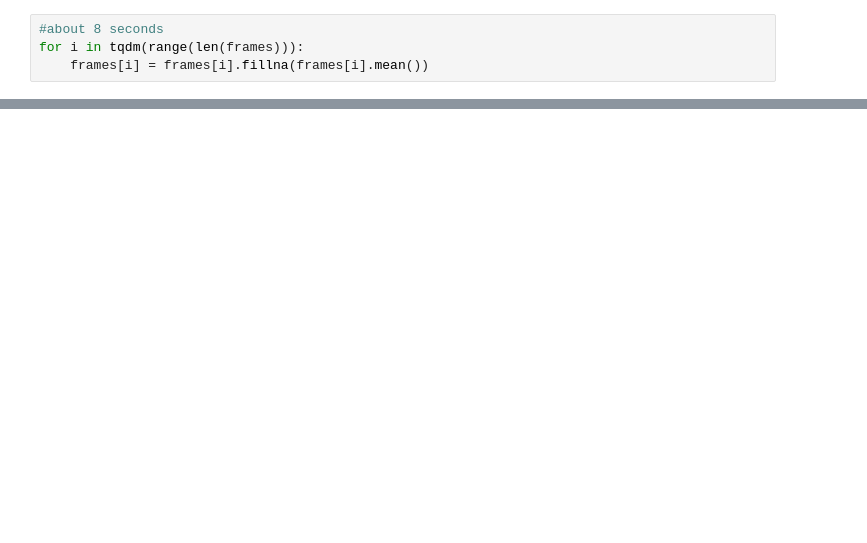
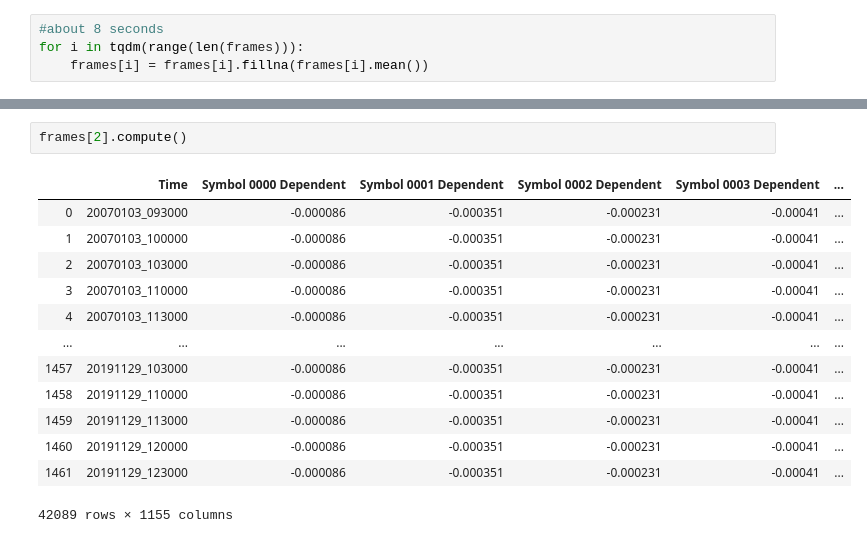
Before and after one commit to alecjanowski/quant, a Jupyter notebook: BasicLoadAvgFill.ipynb, the cells around one changed output, grey strips where cells are left out. Drawn from its saved outputs; the diff is of its cells as text; blank space fills up the shorter version.

```diff
--- a/BasicLoadAvgFill.ipynb
+++ b/BasicLoadAvgFill.ipynb
@@ -39,0 +78,16 @@ frames[-1].compute()
+# %%
+frames[2].compute()
+# %% [output]
+|  | Time | Symbol 0000 Dependent | Symbol 0001 Dependent | Symbol 0002 Dependent | Symbol 0003 Dependent | ... |
+| 0 | 20070103_093000 | -0.000086 | -0.000351 | -0.000231 | -0.00041 | ... |
+| 1 | 20070103_100000 | -0.000086 | -0.000351 | -0.000231 | -0.00041 | ... |
+| 2 | 20070103_103000 | -0.000086 | -0.000351 | -0.000231 | -0.00041 | ... |
+| 3 | 20070103_110000 | -0.000086 | -0.000351 | -0.000231 | -0.00041 | ... |
+| 4 | 20070103_113000 | -0.000086 | -0.000351 | -0.000231 | -0.00041 | ... |
+| ... | ... | ... | ... | ... | ... | ... |
+| 1457 | 20191129_103000 | -0.000086 | -0.000351 | -0.000231 | -0.00041 | ... |
+| 1458 | 20191129_110000 | -0.000086 | -0.000351 | -0.000231 | -0.00041 | ... |
+| 1459 | 20191129_113000 | -0.000086 | -0.000351 | -0.000231 | -0.00041 | ... |
+| 1460 | 20191129_120000 | -0.000086 | -0.000351 | -0.000231 | -0.00041 | ... |
+| 1461 | 20191129_123000 | -0.000086 | -0.000351 | -0.000231 | -0.00041 | ... |
+42089 rows × 1155 columns
```
Also changed, not shown: parts of 6 cells of this notebook.
